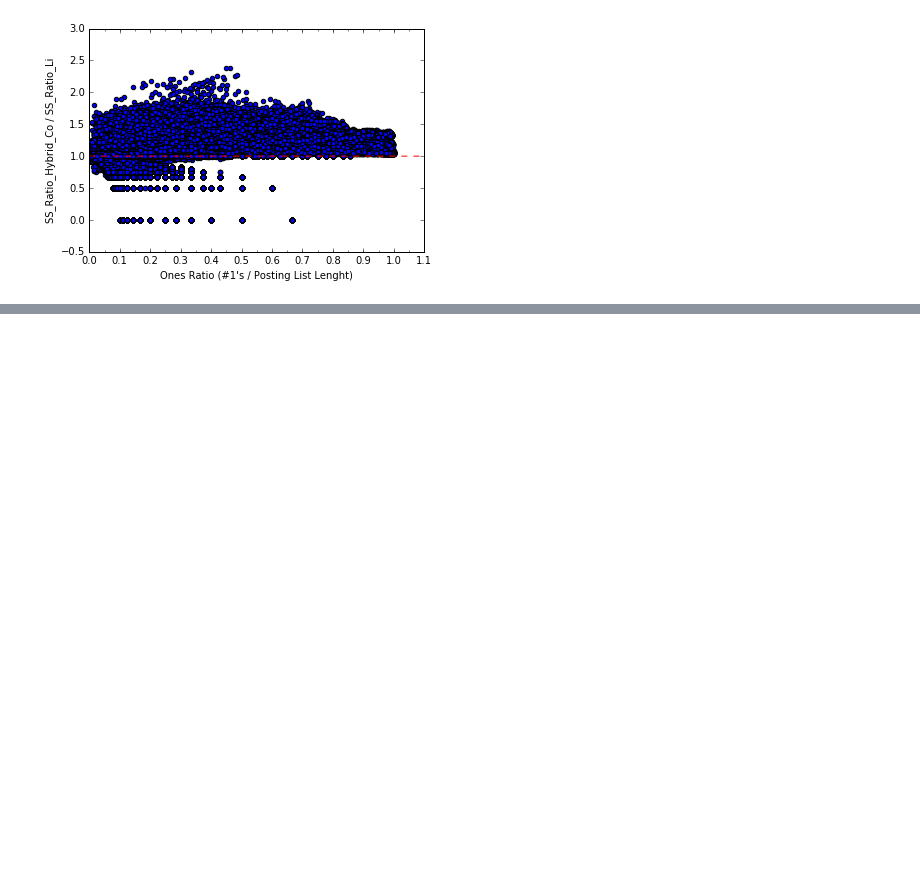
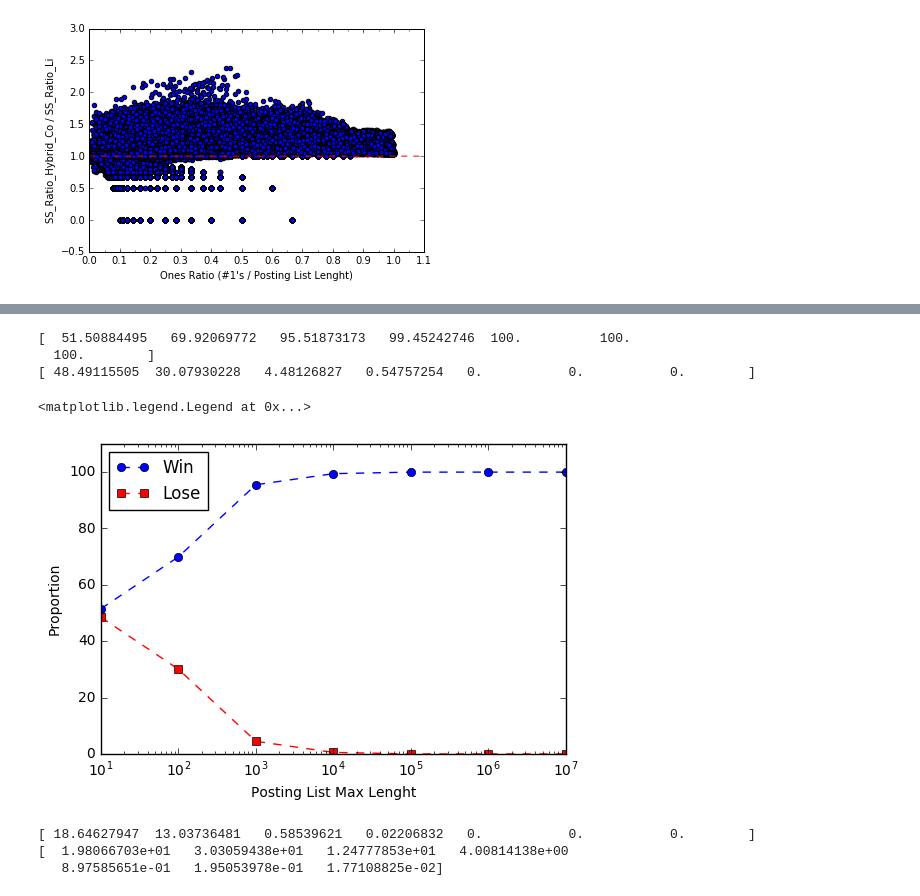
Before and after one commit to earissola/research, a Jupyter notebook: notebooks/webbase_uint16.ipynb, the cells around one changed output, grey strips where cells are left out. Drawn from its saved outputs; the diff is of its cells as text; code cells hidden in the pictures; blank space fills up the shorter version.

```diff
--- a/notebooks/webbase_uint16.ipynb
+++ b/notebooks/webbase_uint16.ipynb
@@ -262,0 +330,45 @@ ax.set_xlim([0.0, 1.1])
+# %%
+bin_absolute_proportion_C_Li_Len_vs_C_Liwo1_Len_more = np.zeros(7, dtype=np.float64)
+bin_absolute_proportion_C_Li_Len_vs_C_Liwo1_Len_less_equal = np.zeros(7, dtype=np.float64)
+
+for i, (more, less_equal) in enumerate(zip(bin_count_C_Li_Len_vs_C_Liwo1_Len_more, bin_count_C_Li_Len_vs_C_Liwo1_Len_less_equal)):
+    bin_absolute_proportion_C_Li_Len_vs_C_Liwo1_Len_more[i] = (np.float64(more) / (more + less_equal)) * 100
+    bin_absolute_proportion_C_Li_Len_vs_C_Liwo1_Len_less_equal[i] = (np.float64(less_equal) / (more + less_equal)) * 100
+
+print bin_absolute_proportion_C_Li_Len_vs_C_Liwo1_Len_more
+print bin_absolute_proportion_C_Li_Len_vs_C_Liwo1_Len_less_equal
+
+figure, ax = plt.subplots()
+ax.plot(logBins, bin_absolute_proportion_C_Li_Len_vs_C_Liwo1_Len_more, marker='o', linestyle='--', label='Win')
+ax.plot(logBins, bin_absolute_proportion_C_Li_Len_vs_C_Liwo1_Len_less_equal, color='r', marker='s', linestyle='--', label='Lose')
+ax.set_xlabel('Posting List Max Lenght')
+ax.set_ylabel('Proportion')
+ax.set_xscale('log')
+ax.set_ylim([0, 110])
+#x.set_yscale('log')
+ax.legend(loc=2)
+# %% [output]
+[  51.50884495   69.92069772   95.51873173   99.45242746  100.          100.
+  100.        ]
+[ 48.49115505  30.07930228   4.48126827   0.54757254   0.           0.           0.        ]
+<matplotlib.legend.Legend at 0x...>
+[figure, added]
+# %%
+C_Li_wo1_EWAH_bitmap_Bytes_win = indexData.query('C_Li_wo1_EWAH_bitmap_Bytes > C_Li_Bytes')['Li_Len']
+C_Li_wo1_EWAH_bitmap_Bytes_lose = indexData.query('C_Li_wo1_EWAH_bitmap_Bytes <= C_Li_Bytes')['Li_Len']
+
+bin_count_C_Li_wo1_EWAH_bitmap_Bytes_win = np.zeros(7, dtype=np.uint64)
+bin_count_C_Li_wo1_EWAH_bitmap_Bytes_lose = np.zeros(7, dtype=np.uint64)
+# Interval Type [) #
+for Li_Len in C_Li_wo1_EWAH_bitmap_Bytes_win.values:
+    bin_count_C_Li_wo1_EWAH_bitmap_Bytes_win[bisect.bisect_right(logBins, Li_Len)] += 1
+
+for Li_Len in C_Li_wo1_EWAH_bitmap_Bytes_lose.values:
+    bin_count_C_Li_wo1_EWAH_bitmap_Bytes_lose[bisect.bisect_right(logBins, Li_Len)] += 1
+
+print (bin_count_C_Li_wo1_EWAH_bitmap_Bytes_win.astype(dtype=np.float64) / indexData.C_Li_Len.shape[0]) * 100
+print (bin_count_C_Li_wo1_EWAH_bitmap_Bytes_lose.astype(dtype=np.float64) / indexData.C_Li_Len.shape[0]) * 100
+# %% [output]
+[ 18.64627947  13.03736481   0.58539621   0.02206832   0.           0.           0.        ]
+[  1.98066703e+01   3.03059438e+01   1.24777853e+01   4.00814138e+00
+   8.97585651e-01   1.95053978e-01   1.77108825e-02]
```
Also changed, not shown: parts of 7 cells of this notebook, 7 other files.
